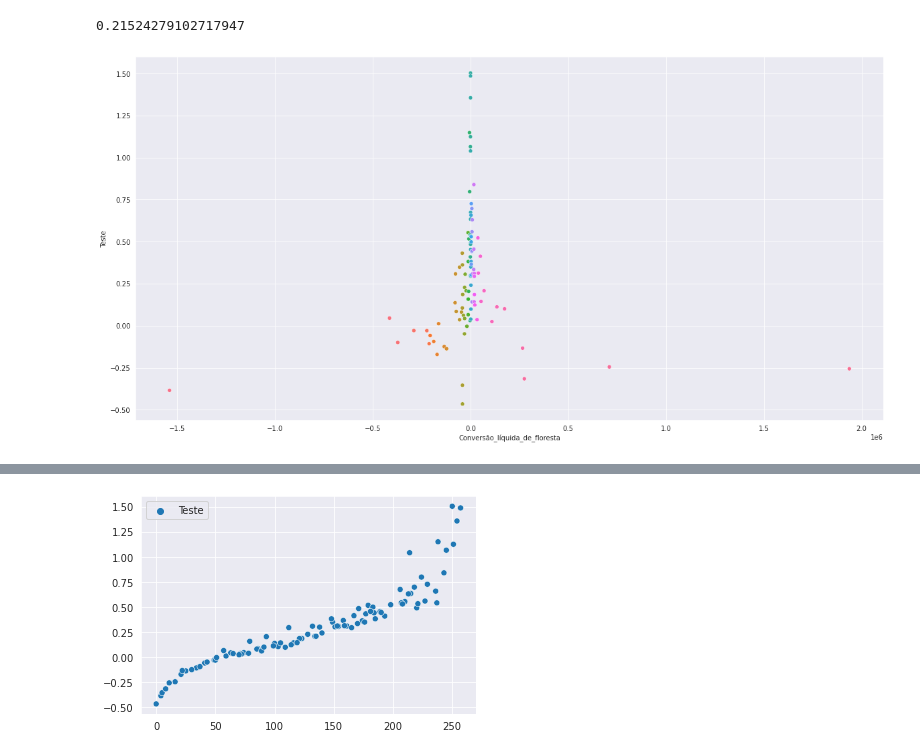
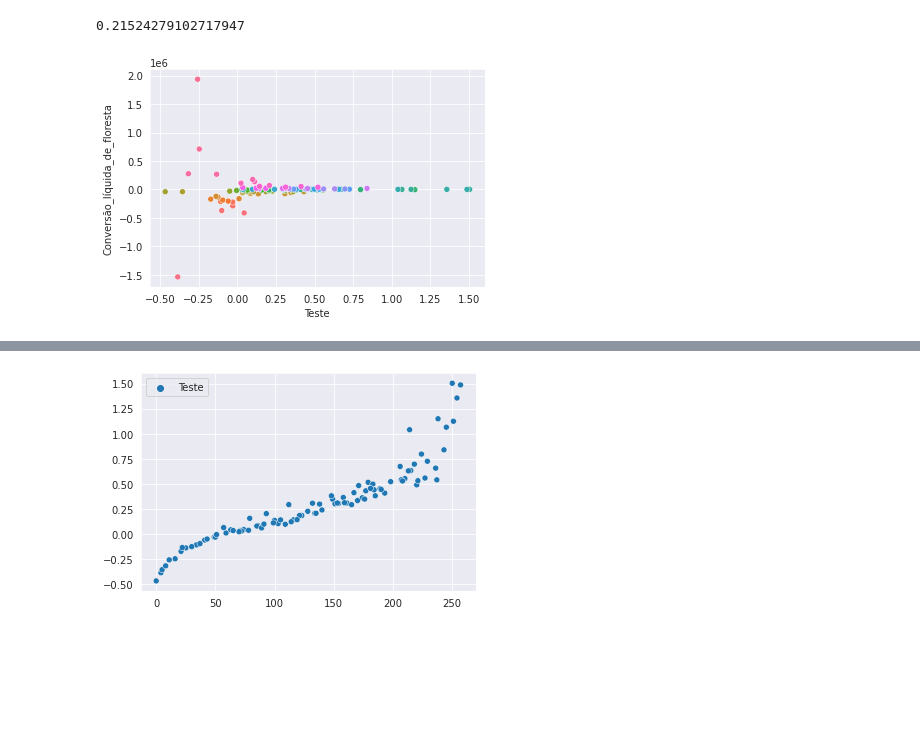
Before and after one commit to luanicaro/Desmatamento, a Jupyter notebook: src/Homework.ipynb, the cells around one changed output, grey strips where cells are left out. Cells and saved outputs as stored; diff of their text form; code cells hidden in the pictures; blank space fills up the shorter version.

```diff
--- a/src/Homework.ipynb
+++ b/src/Homework.ipynb
@@ -412,6 +408,6 @@ scores
 # %%
 y_pred = pd.DataFrame(y_pred, index=y_test.index, columns=['Teste'])
 dr = pd.concat([data_test, y_pred], axis=1)
-g = sns.scatterplot(x='Conversão_líquida_de_floresta', y='Teste', data=dr, hue=dr.Entidade, legend=False, ax=tamanhoPlot(20,10))
+g = sns.scatterplot(x='Teste', y='Conversão_líquida_de_floresta', data=dr, hue=dr.Entidade, legend=False)
 # %% [output]
-[figure, old version]
+[figure, new version]
```
Also changed, not shown: parts of 30 cells of this notebook.
